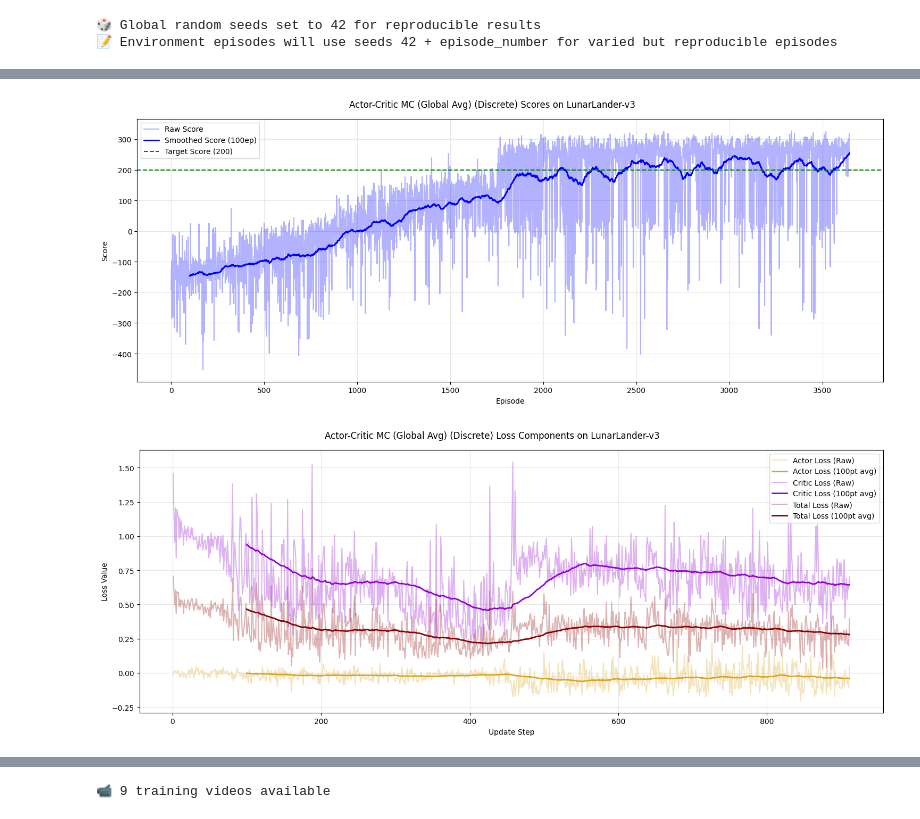
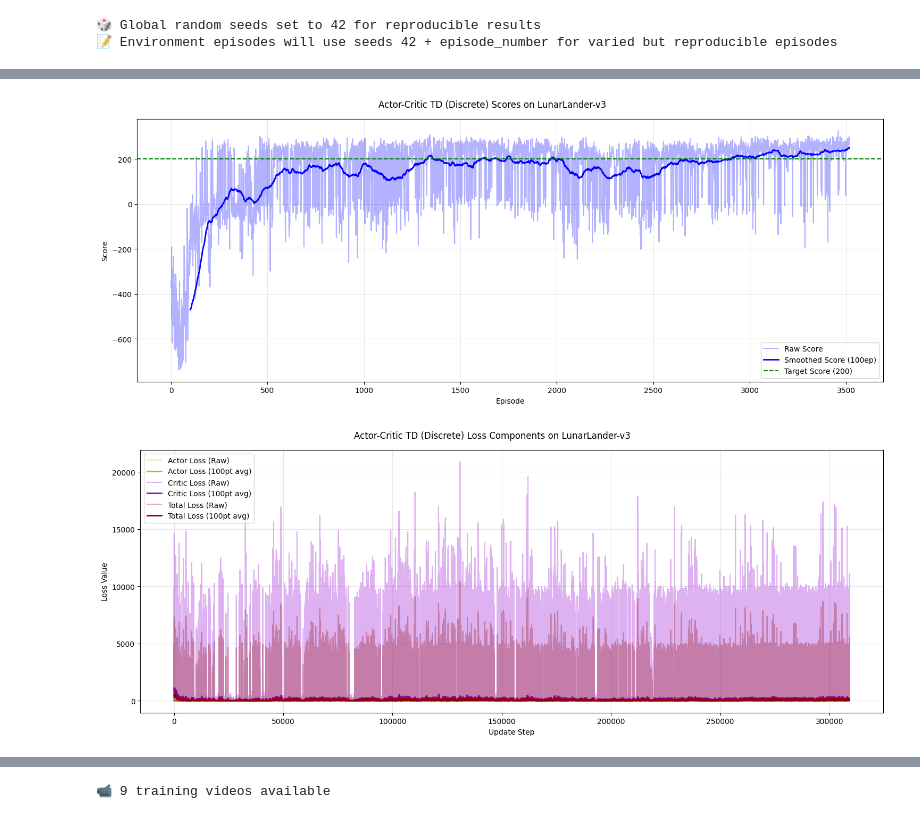
Before and after one commit to frankguo77/NTU2025Fall, a Jupyter notebook: on-policy-rl/03.actor-critic-td.ipynb, the cells around one changed output, grey strips where cells are left out. Drawn from its saved outputs; the diff is of its cells as text; code cells hidden in the pictures.

```diff
--- a/on-policy-rl/03.actor-critic-td.ipynb
+++ b/on-policy-rl/03.actor-critic-td.ipynb
@@ -85,7 +85,7 @@ CONFIG = {
         "dropout_rate": 0.0,
     },
     # Actor-Critic Specific Parameters
-    "critic_loss_coeff": 1e-6,  # Weight for critic loss in total loss
+    "critic_loss_coeff": 0.5,  # Weight for critic loss in total loss
     # TD-Specific Parameters
     "n_steps": 5,  # N-step TD parameter
     "max_grad_norm": 0.5,  # Maximum gradient norm for clipping
@@ -497,6 +499,10 @@ def train_actor_critic_td(is_continuous, config):
       adv_stats = agent.get_advantage_normalization_stats()
       failure_rate = adv_stats.get("fallback_rate_percent", 0.0)
 
+      # Get advantage normalization fallback rate
+      adv_stats = agent.get_advantage_normalization_stats()
+      failure_rate = adv_stats.get("fallback_rate_percent", 0.0)
+
       # Get gradient clipping rate
       grad_clip_stats = agent.get_gradient_clip_stats()
       grad_clip_rate = grad_clip_stats.get("windowed_clip_rate_percent", 0.0)
@@ -505,14 +511,16 @@ def train_actor_critic_td(is_continuous, config):
       avg_score_window = np.mean(scores_window) if len(scores_window) > 0 else 0.0
 
       pbar.set_description(
-        f"Ep {i_episode:4d} | "
-        f"Score: {ep_reward:6.1f} | "
-        f"AvgScore({config['window_length']}): {avg_score_window:6.1f} | "
-        f"ActorLoss: {actor_loss:7.4f} | "
-        f"CriticLoss: {critic_loss:7.4f} | "
-        f"TotalLoss: {total_loss:7.4f} | "
-        f"GradNorm: {grad_norm:6.4f}"
-    )
+          f"Ep {i_episode:4d} | "
+          f"Score: {ep_reward:6.1f} | "
+          f"AvgScore({config['window_length']}): {avg_score_window:6.1f} | "
+          f"Updates: {agent.update_step:4d} | "
+          f"ActorLoss: {actor_loss:7.4f} | "
+          f"CriticLoss: {critic_loss:7.4f} | "
+          f"GradNorm: {latest_grad_norm:6.4f} | "
+          f"GradClip%: {grad_clip_rate:4.1f} | "
+          f"AdvFail: {failure_rate:4.1f}%"
+      )
 
       if avg_score_window > 250:
         print(f"\n🎉 Early stopped at avg sccore: {avg_score_window}.")
@@ -571,25 +578,25 @@ Discrete training completed in 1195.5 seconds!
 # %%
 # Plot results for discrete global average baseline
 plot_training_results(
     discrete_value_scores,
     discrete_value_losses,
     CONFIG,
     "Discrete",
-    algorithm_name="Actor-Critic MC (Global Avg)"
+    algorithm_name="Actor-Critic TD"
 )
 
 # Show variance analysis
 plot_variance_analysis(
     discrete_value_agent,
     discrete_value_scores,
     "Discrete",
     CONFIG,
-    algorithm_name="Actor-Critic MC (Global Avg)"
+    algorithm_name="Actor-Critic TD"
 )
 
 # Training completion message
 final_window_size = min(CONFIG["window_length"], len(discrete_value_scores))
 final_avg = np.mean(discrete_value_scores[-final_window_size:]) if final_window_size > 0 else 0.0
 # %% [output]
-[figure, old version]
+[figure, new version]
-[figure, old version]
+[figure, new version]
```
Also changed, not shown: parts of 5 cells of this notebook.
